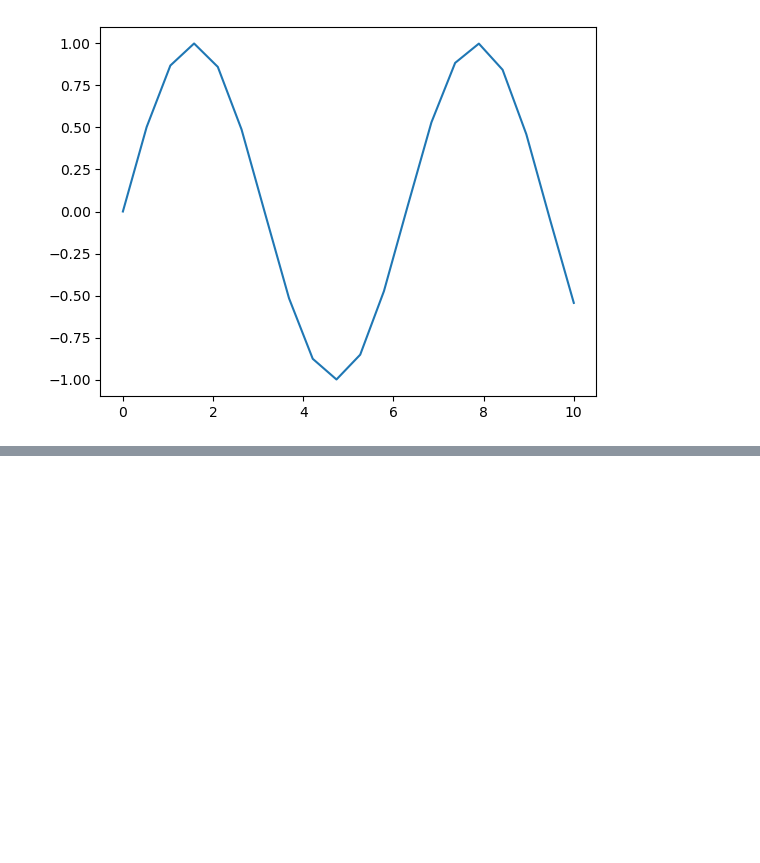
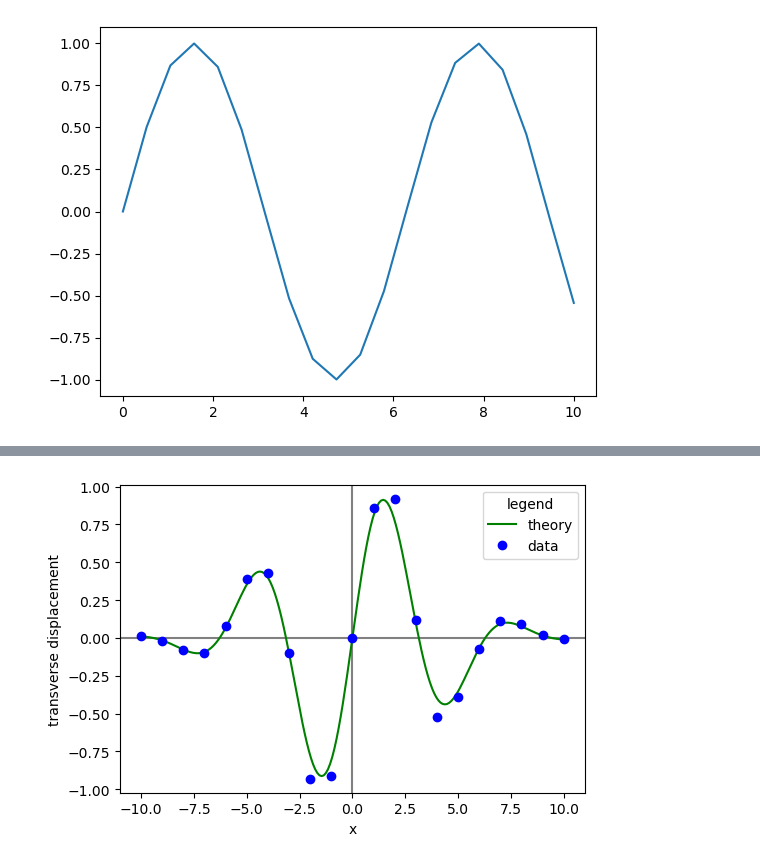
Before and after one commit to samasiedu/startWithPython, a Jupyter notebook: startWithPython.ipynb, the cells around one changed output, grey strips where cells are left out. Saved outputs shown, nothing was run; the diff lists cells and outputs as text; code cells hidden in the pictures; blank space fills up the shorter version.

```diff
--- a/startWithPython.ipynb
+++ b/startWithPython.ipynb
@@ -65,0 +96,25 @@ array([0.        , 0.72547625, 1.02597835, 1.25656172, 1.4509525 ,
+# %%
+import numpy as np
+import matplotlib.pyplot as plt
+
+# read data from file
+xdata, ydata = np.loadtxt('wavyPulseData.txt', unpack=True)
+
+x = np.linspace(-10., 10., 200)
+y = np.sin(x) * np.exp(-(x/5.0)**2)
+
+# creating plot
+plt.figure(1, figsize=(6, 4))
+plt.plot(x, y, 'g-', label='theory')        # g- = green liine
+plt.plot(xdata, ydata, 'bo', label='data')  #bo = blue circles
+plt.xlabel('x')
+plt.ylabel('transverse displacement')
+plt.legend(loc='upper right', title='legend')
+plt.axhline(color='gray', zorder=-1)
+plt.axvline(color='gray', zorder=-1)
+
+plt.savefig('WavyPulse.png')
+
+plt.show()
+# %% [output]
+[figure, added]
```
Also changed, not shown: parts of 1 cell of this notebook.
